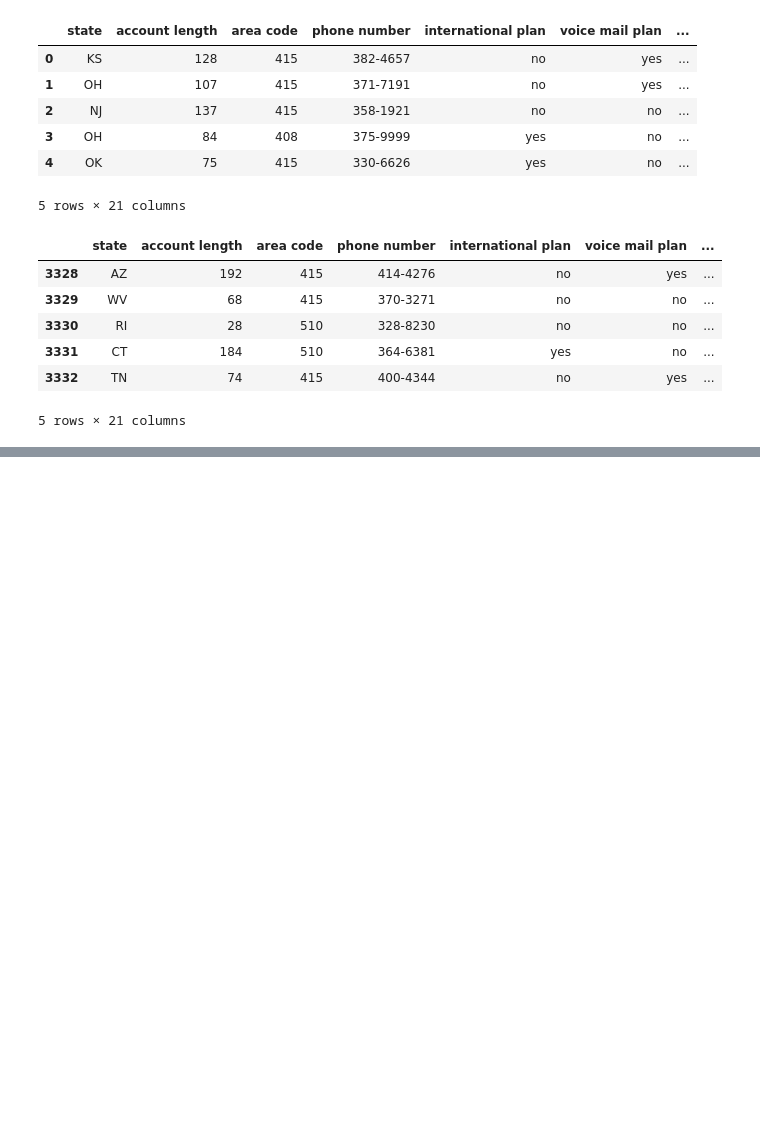
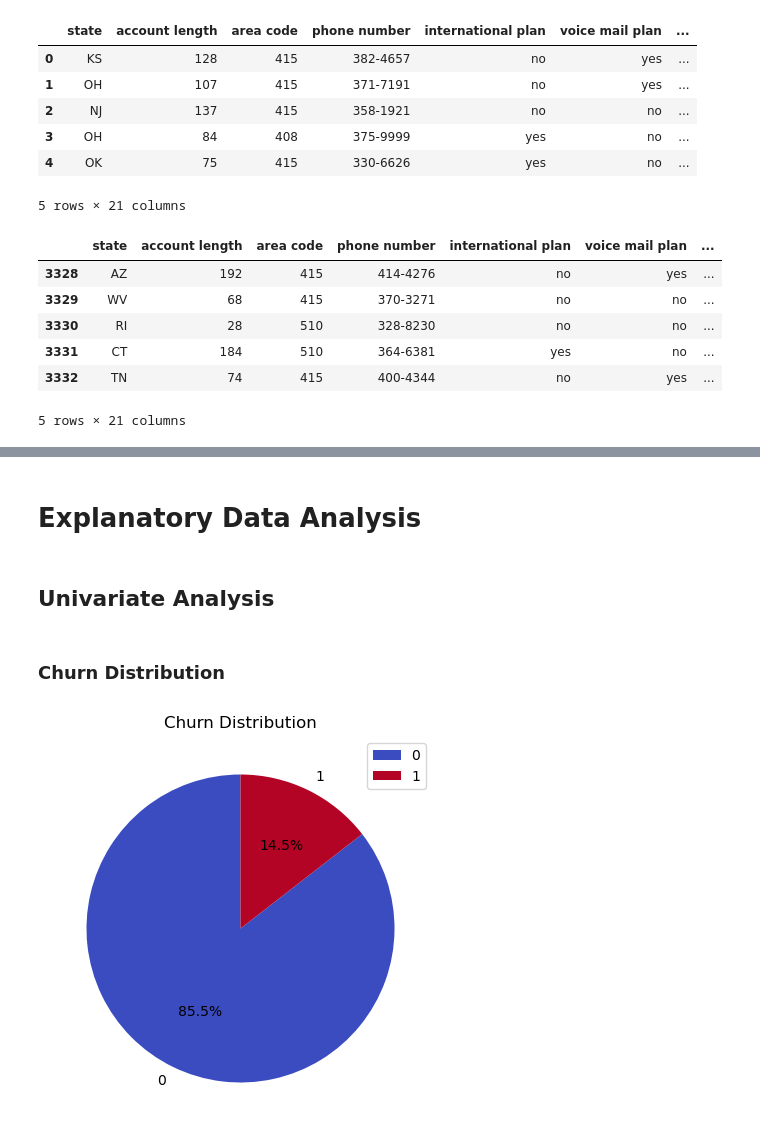
Before and after one commit to Petina-leni/phase_3_project, a Jupyter notebook: phase_3_project.ipynb, the cells around one changed output, grey strips where cells are left out. Cells and saved outputs as stored; diff of their text form; code cells hidden in the pictures; blank space fills up the shorter version.

```diff
--- a/phase_3_project.ipynb
+++ b/phase_3_project.ipynb
@@ -78,0 +464,22 @@ df()
+# %% [markdown]
+# Explanatory Data Analysis
+# %% [markdown]
+## Univariate Analysis
+# %% [markdown]
+### Churn Distribution
+# %%
+# Count occurrences of each category in 'booking_status'
+booking = df['churn'].value_counts()
+
+# Plot as a pie chart
+plt.figure(figsize=(5, 5))  # Set figure size
+booking.plot(kind='pie', autopct='%1.1f%%', startangle=90, cmap='coolwarm', legend=True)
+
+# Customize labels and title
+plt.ylabel('')  # Remove y-axis label for clarity
+plt.title('Churn Distribution')
+
+# Show the plot
+plt.show()
+# %% [output]
+[figure, added]
```
Also changed, not shown: parts of 99 cells of this notebook, 3 other files.
